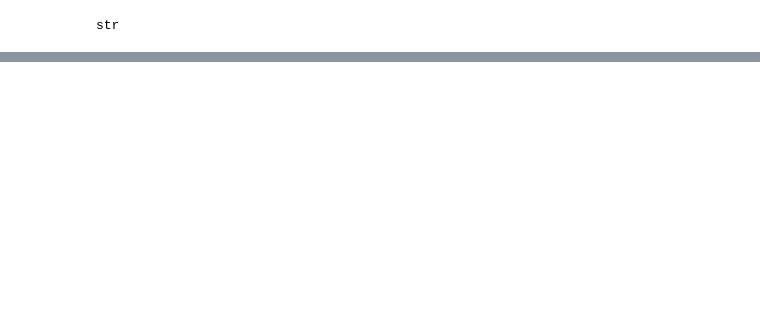
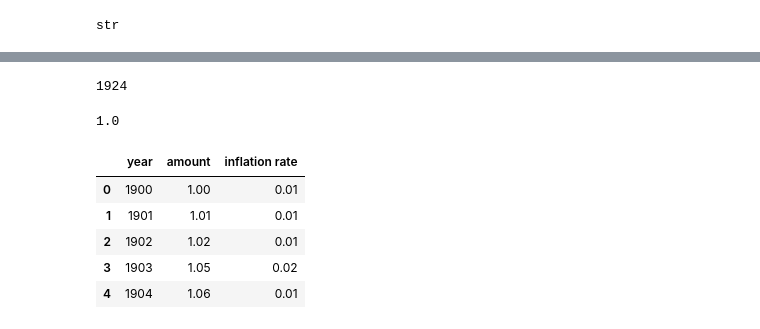
Before and after one commit to breebhu/ErdosProject, a Jupyter notebook: DataCleaning.ipynb, the cells around one changed output, grey strips where cells are left out. Drawn from its saved outputs; the diff is of its cells as text; code cells hidden in the pictures; blank space fills up the shorter version.

```diff
--- a/DataCleaning.ipynb
+++ b/DataCleaning.ipynb
@@ -159,0 +167,19 @@ for j in mov_train.index:
+# %%
+mov_train['year'].min()
+# %% [output]
+1924
+# %%
+inflation=pd.read_csv(".\DataSets\inflation_data.csv")
+# %%
+inflation.loc[0,'amount']
+# %% [output]
+1.0
+# %%
+inflation.head()
+# %% [output]
+|  | year | amount | inflation rate |
+| 0 | 1900 | 1.00 | 0.01 |
+| 1 | 1901 | 1.01 | 0.01 |
+| 2 | 1902 | 1.02 | 0.01 |
+| 3 | 1903 | 1.05 | 0.02 |
+| 4 | 1904 | 1.06 | 0.01 |
```
Also changed, not shown: parts of 13 cells of this notebook.
